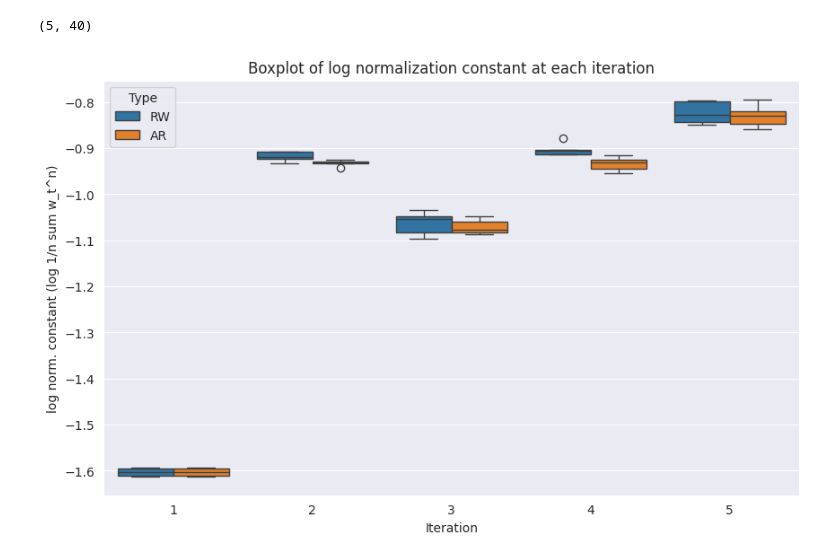
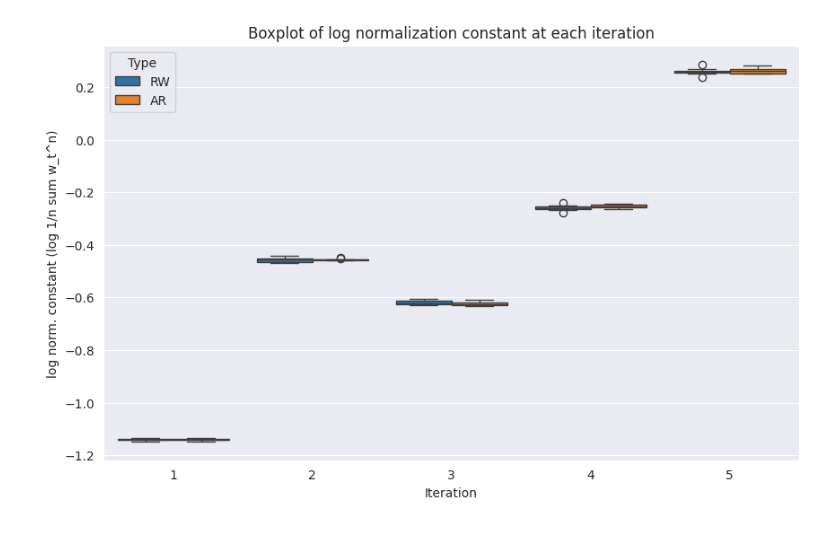
Before and after one commit to ylefay/adaptive_smc_tempering, a Jupyter notebook: adaptive_smc/experiments/boxplot_lognorm_constant.ipynb, the cells around one changed output. Saved outputs shown, nothing was run; the diff lists cells and outputs as text; code cells hidden in the pictures.

```diff
--- a/adaptive_smc/experiments/boxplot_lognorm_constant.ipynb
+++ b/adaptive_smc/experiments/boxplot_lognorm_constant.ipynb
@@ -8,7 +8,7 @@ import pandas as pd
 
 PKLs = []
 PKL_titles = []
-DIR = "./"
+DIR = "./gaussians/output/"
 for file in os.listdir(DIR):
     if file.endswith(".pkl"):
         PKLs.append(pickle.load(open(DIR+file, "rb")))
@@ -22,46 +22,45 @@ for i in range(n):
         list_idx_rwmh.append(i)
     else:
         list_idx_ar.append(i)
+
+n_ar = len(list_idx_ar)
+n_rw = len(list_idx_rwmh)
-# %%
-PKLs[0]['res'][6].shape
-# %% [output]
-(5, 40)
 # %%
 max_size = PKLs[i]['res'][6].shape[1]
 num_para = PKLs[i]['res'][6].shape[0]
 max_temp_idx = max([jnp.min(jnp.argwhere(PKLs[i]['res'][6]==1), axis=0)[1] for i in range(n)])
-log_normalization_constants_ar = np.array(PKLs[list_idx_ar[0]]['res'][7])
-log_normalization_constants_ar = log_normalization_constants_ar.reshape((num_para, max_size+1))
-log_normalization_constants_rwmh = np.array(PKLs[list_idx_rwmh[0]]['res'][7])
-log_normalization_constants_rwmh = log_normalization_constants_rwmh.reshape((num_para, max_size+1))
+log_normalization_constants_ar = np.array([PKLs[list_idx_ar[i]]['res'][7] for i in range(n_ar)])
+log_normalization_constants_ar = log_normalization_constants_ar.reshape((n_ar * num_para, max_size+1))
+log_normalization_constants_rwmh = np.array([PKLs[list_idx_rwmh[i]]['res'][7] for i in range(len(list_idx_rwmh))])
+log_normalization_constants_rwmh = log_normalization_constants_rwmh.reshape((n_rw * num_para, max_size+1))
 # %%
 import pandas as pd
 import seaborn as sns
 import matplotlib.pyplot as plt
-df1 = pd.DataFrame(log_normalization_constants_rwmh.reshape((num_para, max_size+1))[...,:max_temp_idx], columns=list(range(1,max_temp_idx+1))).assign(Type='RW')
-df2 = pd.DataFrame(log_normalization_constants_ar.reshape((num_para, max_size+1))[...,:max_temp_idx], columns=list(range(1,max_temp_idx+1))).assign(Type='AR')
+df1 = pd.DataFrame(log_normalization_constants_rwmh.reshape((n_rw * num_para, max_size+1))[...,:max_temp_idx], columns=list(range(1,max_temp_idx+1))).assign(Type='RW')
+df2 = pd.DataFrame(log_normalization_constants_ar.reshape((n_ar * num_para, max_size+1))[...,:max_temp_idx], columns=list(range(1,max_temp_idx+1))).assign(Type='AR')
 
 # Sample DataFrames
 df1 = df1
 
 df2 = df2
 
 # Combine the DataFrames
 combined_df = pd.concat([df1, df2])
 
 # Melt the combined DataFrame to long-form
 melted_df = combined_df.melt(id_vars=['Type'], var_name='Variable', value_name='Value')
 
 # Create the boxplot
 plt.figure(figsize=(10, 6))
 sns.boxplot(x='Variable', y='Value', hue='Type', data=melted_df)
 
 # Add titles and labels
 plt.title('Boxplot of log normalization constant at each iteration')
 plt.xlabel('Iteration')
 plt.ylabel('log norm. constant (log 1/n sum w_t^n)')
 
 # Show the plot
-plt.savefig("boxplot.png")
+plt.savefig(DIR+"boxplot.png")
 # %% [output]
-[figure, old version]
+[figure, new version]
```
Also changed, not shown: 11 other files.
